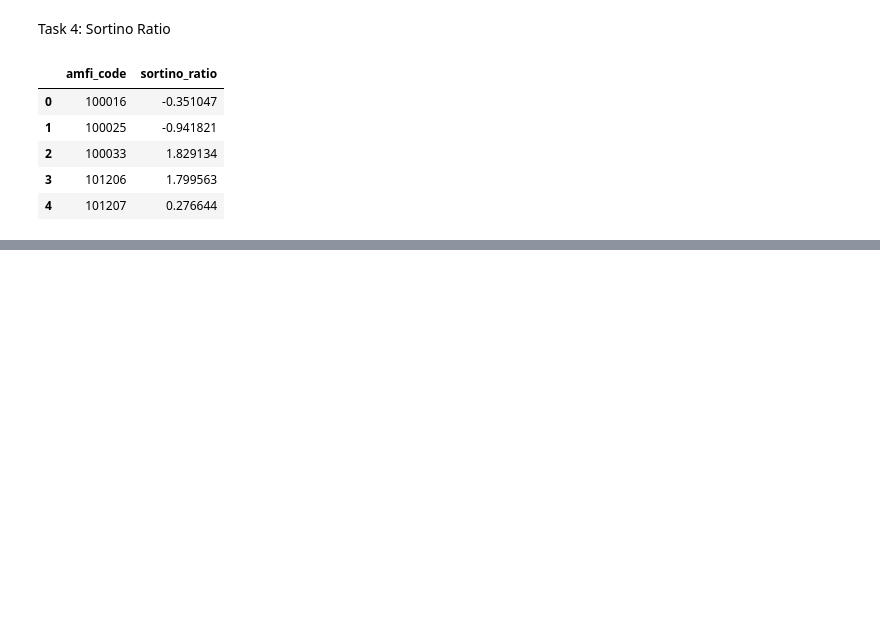
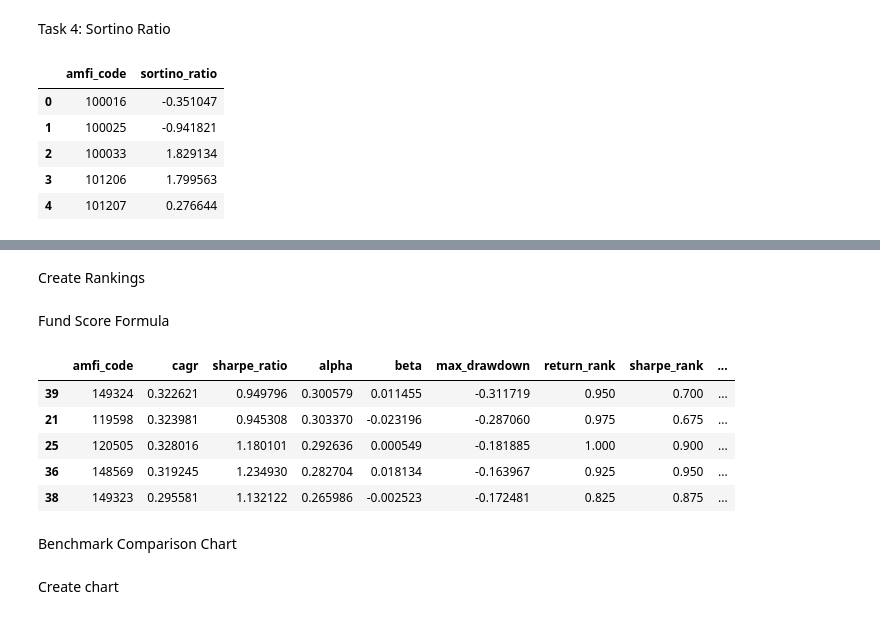
Before and after one commit to RadheShivam/RadheShivam-bluestock_mf_capstone, a Jupyter notebook: notebooks/04_performance_analytics.ipynb, the cells around one changed output, grey strips where cells are left out. Cells and saved outputs as stored; diff of their text form; code cells hidden in the pictures; blank space fills up the shorter version.

```diff
--- a/notebooks/04_performance_analytics.ipynb
+++ b/notebooks/04_performance_analytics.ipynb
@@ -241,0 +252,4 @@ sortino_df.head()
+# %%
+benchmark = pd.read_csv("../data/raw/10_benchmark_indices.csv")
+
+print(benchmark.columns)
@@ -241,0 +434,50 @@ sortino_df.head()
+# %% [markdown]
+Create Rankings
+# %%
+scorecard["return_rank"] = (
+    scorecard["cagr"]
+    .rank(pct=True)
+)
+
+scorecard["sharpe_rank"] = (
+    scorecard["sharpe_ratio"]
+    .rank(pct=True)
+)
+
+scorecard["alpha_rank"] = (
+    scorecard["alpha"]
+    .rank(pct=True)
+)
+
+scorecard["mdd_rank"] = (
+    (-scorecard["max_drawdown"])
+    .rank(pct=True)
+)
+# %% [markdown]
+Fund Score Formula
+# %%
+scorecard["fund_score"] = (
+
+      30 * scorecard["return_rank"]
+
+    + 25 * scorecard["sharpe_rank"]
+
+    + 20 * scorecard["alpha_rank"]
+
+    + 25 * scorecard["mdd_rank"]
+
+)
+
+scorecard = scorecard.sort_values(
+    "fund_score",
+    ascending=False
+)
+
+scorecard.head()
+# %% [output]
+|  | amfi_code | cagr | sharpe_ratio | alpha | beta | max_drawdown | return_rank | sharpe_rank | ... |
+| 39 | 149324 | 0.322621 | 0.949796 | 0.300579 | 0.011455 | -0.311719 | 0.950 | 0.700 | ... |
+| 21 | 119598 | 0.323981 | 0.945308 | 0.303370 | -0.023196 | -0.287060 | 0.975 | 0.675 | ... |
+| 25 | 120505 | 0.328016 | 1.180101 | 0.292636 | 0.000549 | -0.181885 | 1.000 | 0.900 | ... |
+| 36 | 148569 | 0.319245 | 1.234930 | 0.282704 | 0.018134 | -0.163967 | 0.925 | 0.950 | ... |
+| 38 | 149323 | 0.295581 | 1.132122 | 0.265986 | -0.002523 | -0.172481 | 0.825 | 0.875 | ... |
@@ -241,0 +489,2 @@ sortino_df.head()
+# %% [markdown]
+Benchmark Comparison Chart
@@ -241,0 +497,2 @@ sortino_df.head()
+# %% [markdown]
+Create chart
```
Also changed, not shown: parts of 23 cells of this notebook.
